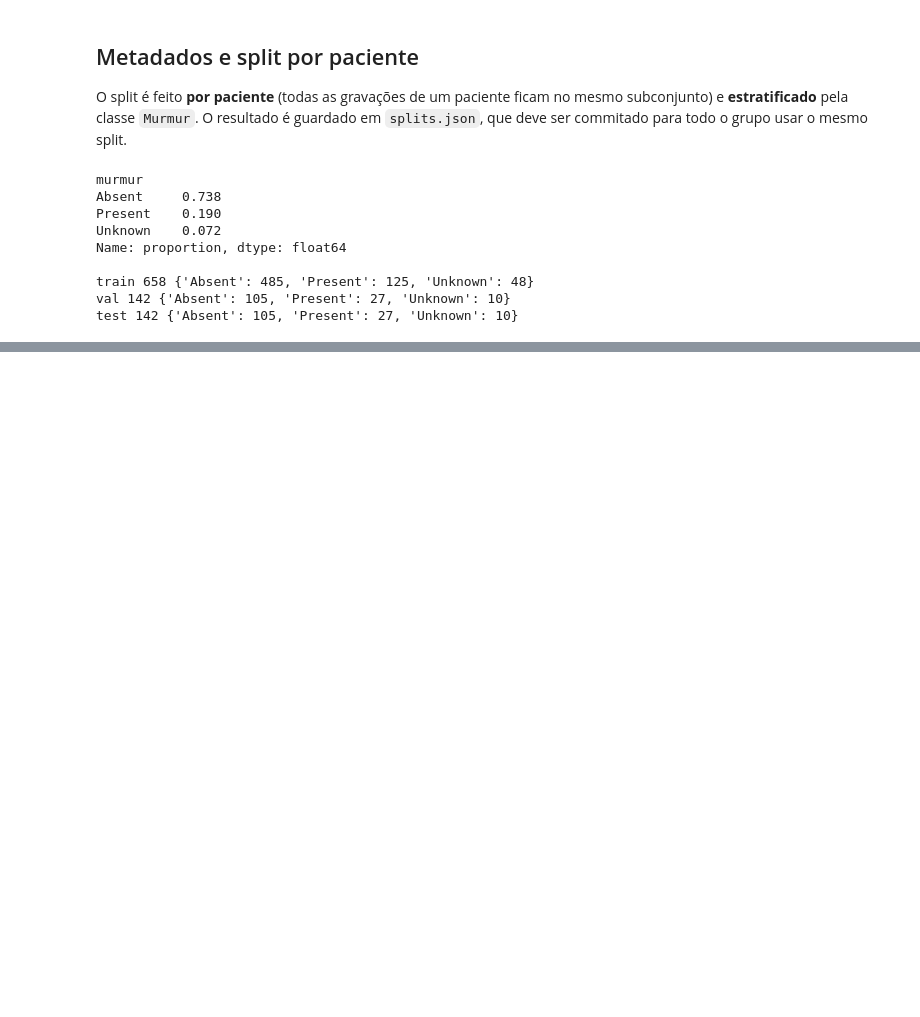
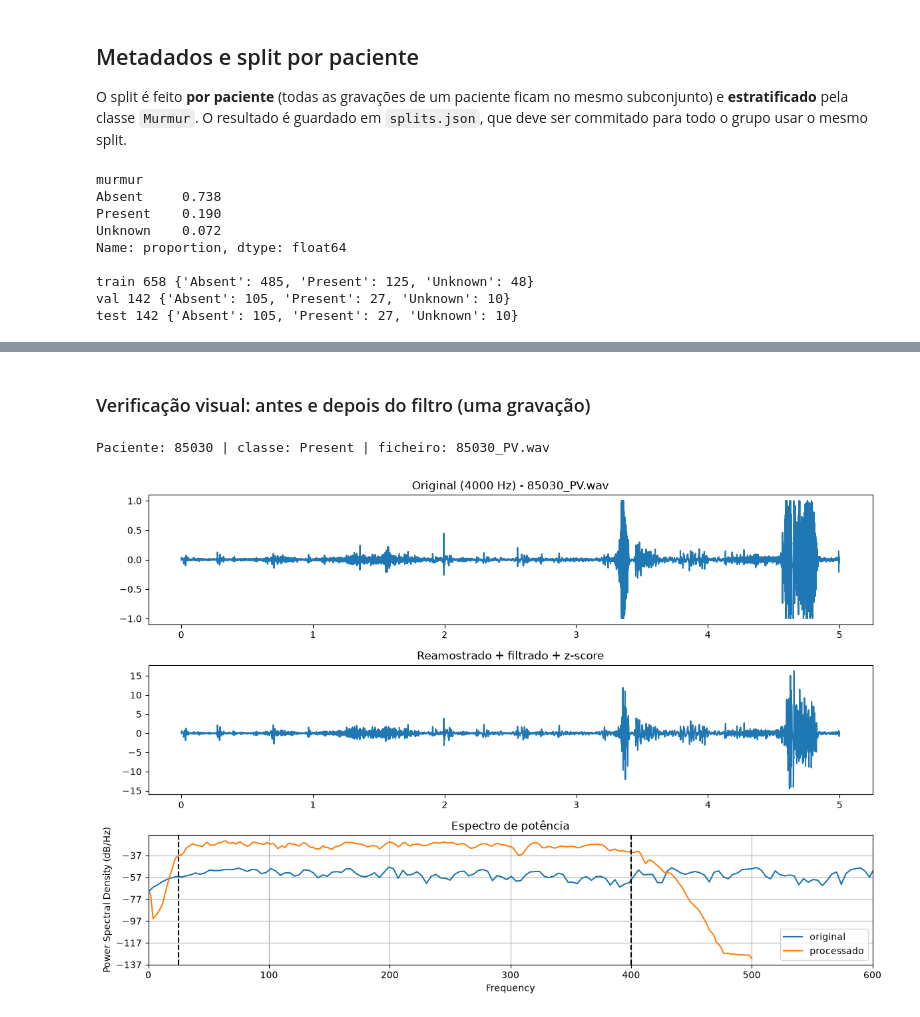
Before and after one commit to mariasantos151202/AC_project, a Jupyter notebook: data_analysis/preprocessamento.ipynb, the cells around one changed output, grey strips where cells are left out. Cells and saved outputs as stored; diff of their text form; code cells hidden in the pictures; blank space fills up the shorter version.

```diff
--- a/data_analysis/preprocessamento.ipynb
+++ b/data_analysis/preprocessamento.ipynb
@@ -98,0 +201,28 @@ test 142 {'Absent': 105, 'Present': 27, 'Unknown': 10}
+# %% [markdown]
+### Verificação visual: antes e depois do filtro (uma gravação)
+# %%
+CLASSE = "Present"      # "Present", "Absent" ou "Unknown"
+SEMENTE = None          # None = diferente em cada execução; um número = repetível
+
+rng = np.random.default_rng(SEMENTE)
+train_meta = meta[meta.pid.isin(splits["train"])]
+pid = rng.choice(train_meta[train_meta.murmur == CLASSE].pid.values)
+wav_path = rng.choice(sorted(CFG.wav_dir.glob(f"{pid}_*.wav")))
+print("Paciente:", pid, "| classe:", CLASSE, "| ficheiro:", wav_path.name)
+fs0, raw = wavfile.read(wav_path)
+raw = raw.astype(np.float32) / np.abs(raw).max()
+proc = load_recording(wav_path)
+
+fig, ax = plt.subplots(3, 1, figsize=(12, 8))
+t0 = np.arange(len(raw)) / fs0
+t1 = np.arange(len(proc)) / CFG.fs_target
+ax[0].plot(t0[:fs0 * 5], raw[:fs0 * 5]);  ax[0].set_title(f"Original ({fs0} Hz) - {wav_path.name}")
+ax[1].plot(t1[:CFG.fs_target * 5], proc[:CFG.fs_target * 5]); ax[1].set_title("Reamostrado + filtrado + z-score")
+ax[2].psd(raw, Fs=fs0, NFFT=1024, label="original")
+ax[2].psd(proc, Fs=CFG.fs_target, NFFT=512, label="processado")
+ax[2].axvline(CFG.band[0], color="k", ls="--"); ax[2].axvline(CFG.band[1], color="k", ls="--")
+ax[2].set_xlim(0, 600); ax[2].legend(); ax[2].set_title("Espectro de potência")
+plt.tight_layout(); plt.show()
+# %% [output]
+Paciente: 85030 | classe: Present | ficheiro: 85030_PV.wav
+[figure, added]
```
Also changed, not shown: parts of 7 cells of this notebook.
